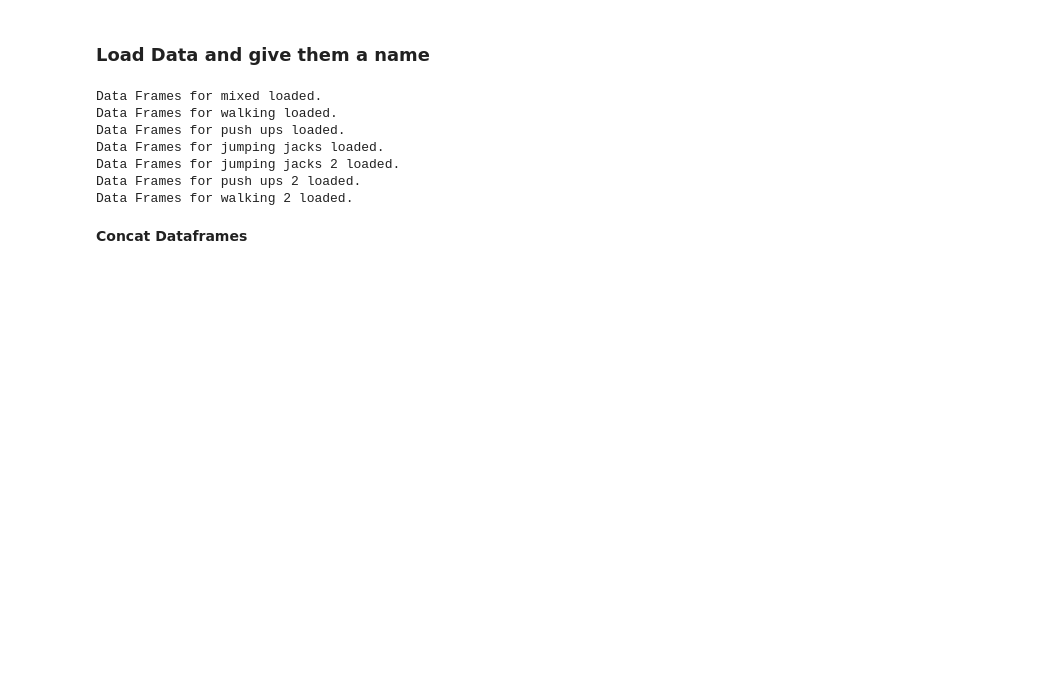
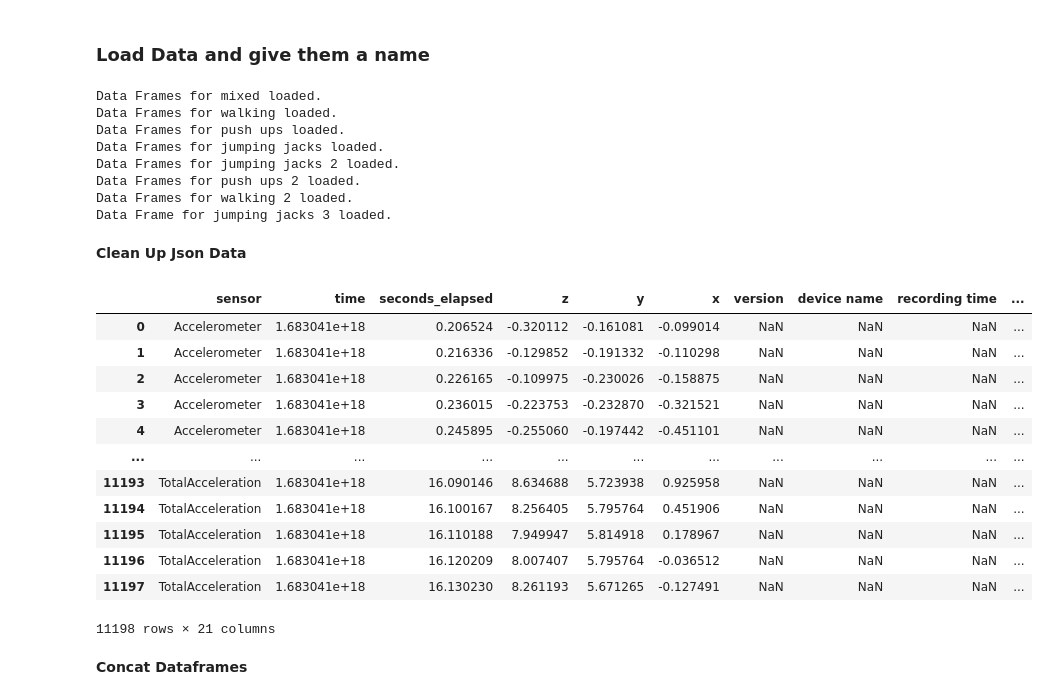
Before and after one commit to Wipfla/ML4B_App, a Jupyter notebook: ML_Marvin.ipynb, the cells around one changed output. Cells and saved outputs as stored; diff of their text form; code cells hidden in the pictures; blank space fills up the shorter version.

Commit message:
added json load function and clean

```diff
--- a/ML_Marvin.ipynb
+++ b/ML_Marvin.ipynb
@@ -24,6 +24,11 @@ def loadDataFrames(name, pathAcc, pathGyr, pathOri):
     df_Ori= pd.read_csv(pathOri)
     print("Data Frames for " + name + " loaded.")
     return df_Acc, df_Gyr, df_Ori
+
+def loadJsonData(name, pathJson):
+    df = pd.read_json(pathJson)
+    print("Data Frame for " + name + " loaded.")
+    return df
 
 #Concat Funktion
 def concatDataFrames(name, df_Acc, df_Gyr, df_Ori):
@@ -67,6 +72,11 @@ def plotDataOri(data, title):
     plt.legend(['qz', 'qy', 'qx', 'qw', 'roll'])
     plt.title(title)
     plt.show()
+
+#Clean Function Json Data
+def cleanDataJson(df):
+    df.drop(['version','device name','recording time','platform','appVersion', 'device id', 'sensors', 'sampleRateMs' ], axis=1, inplace=True)
+    return df
 # %% [markdown]
 ### Load Data and give them a name
 # %%
@@ -90,6 +100,9 @@ df_push2_Acc, df_push2_Gyr, df_push2_Ori =loadDataFrames('push ups 2','data/Push
 
 #load data walk2
 df_walk2_Acc, df_walk2_Gyr, df_walk2_Ori =loadDataFrames('walking 2','data/Walk2/Accelerometer.csv', 'data/Walk2/Gyroscope.csv', 'data/Walk2/Orientation.csv')
+
+#load data JJ3 Alex
+df_JJ3 = loadJsonData('jumping jacks 3', 'data/Alex_10_Hampelmänner-2023-05-02_15-30-18.json')
 # %% [output]
 Data Frames for mixed loaded.
 Data Frames for walking loaded.
@@ -98,3 +111,4 @@ Data Frames for jumping jacks loaded.
 Data Frames for jumping jacks 2 loaded.
 Data Frames for push ups 2 loaded.
 Data Frames for walking 2 loaded.
+Data Frame for jumping jacks 3 loaded.
@@ -105,3 +115,23 @@ df_push_Acc.head(10)
+# %% [markdown]
+**Clean Up Json Data**
+# %%
+df_JJ3 = cleanDataJson(df_JJ3)
+# %%
+df_JJ3.tail(-540)
+# %% [output]
+|  | sensor | time | seconds_elapsed | z | y | x | version | device name | recording time | ... |
+| 0 | Accelerometer | 1.683041e+18 | 0.206524 | -0.320112 | -0.161081 | -0.099014 | NaN | NaN | NaN | ... |
+| 1 | Accelerometer | 1.683041e+18 | 0.216336 | -0.129852 | -0.191332 | -0.110298 | NaN | NaN | NaN | ... |
+| 2 | Accelerometer | 1.683041e+18 | 0.226165 | -0.109975 | -0.230026 | -0.158875 | NaN | NaN | NaN | ... |
+| 3 | Accelerometer | 1.683041e+18 | 0.236015 | -0.223753 | -0.232870 | -0.321521 | NaN | NaN | NaN | ... |
+| 4 | Accelerometer | 1.683041e+18 | 0.245895 | -0.255060 | -0.197442 | -0.451101 | NaN | NaN | NaN | ... |
+| ... | ... | ... | ... | ... | ... | ... | ... | ... | ... | ... |
+| 11193 | TotalAcceleration | 1.683041e+18 | 16.090146 | 8.634688 | 5.723938 | 0.925958 | NaN | NaN | NaN | ... |
+| 11194 | TotalAcceleration | 1.683041e+18 | 16.100167 | 8.256405 | 5.795764 | 0.451906 | NaN | NaN | NaN | ... |
+| 11195 | TotalAcceleration | 1.683041e+18 | 16.110188 | 7.949947 | 5.814918 | 0.178967 | NaN | NaN | NaN | ... |
+| 11196 | TotalAcceleration | 1.683041e+18 | 16.120209 | 8.007407 | 5.795764 | -0.036512 | NaN | NaN | NaN | ... |
+| 11197 | TotalAcceleration | 1.683041e+18 | 16.130230 | 8.261193 | 5.671265 | -0.127491 | NaN | NaN | NaN | ... |
+11198 rows × 21 columns
 # %% [markdown]
 **Concat Dataframes**
 # %%
```
Also changed, not shown: parts of 1 cell of this notebook.
